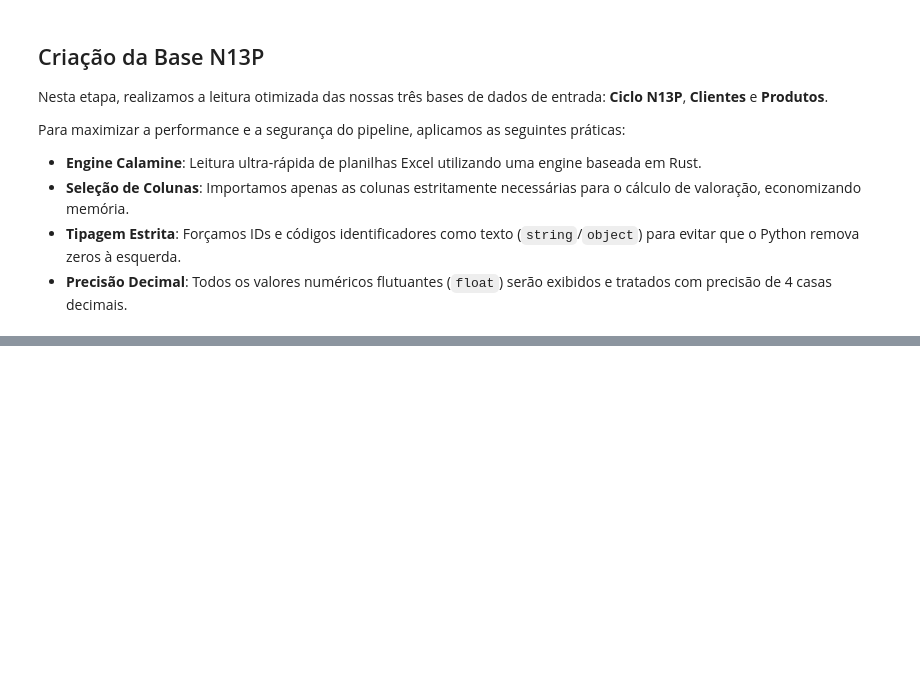
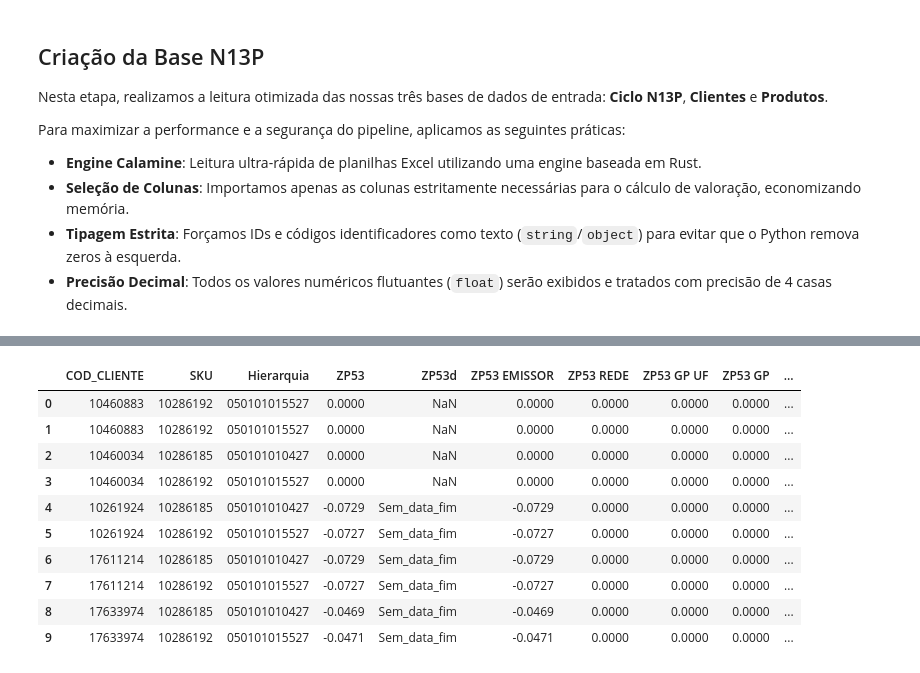
Before and after one commit to mxmluccamars/srm_valoracao, a Jupyter notebook: scripts/main3.ipynb, the cells around one changed output, grey strips where cells are left out. Drawn from its saved outputs; the diff is of its cells as text; code cells hidden in the pictures; blank space fills up the shorter version.

```diff
--- a/scripts/main3.ipynb
+++ b/scripts/main3.ipynb
@@ -133,0 +634,17 @@ df_produtos.head(10)
+# %%
+inicio_projecao = time.time()
+
+for p in colunas_periodos:
+
+    nome_coluna_projecao = f'GSV R$ {p}'
+
+    df_n13p[nome_coluna_projecao] = df_n13p[p] * df_n13p['GSV/TON']
+
+fim_projecao = time.time()
+tempo_projecao = fim_projecao - inicio_projecao
+
+colunas_exibicao_projecao = [f'GSV R$ {p}' for p in colunas_periodos[:3]]
+
+print(f"⏱️ Tempo de processamento das projeções: {tempo_projecao:.4f} segundos")
+print(f"✅ Projeções dinâmicas calculadas com sucesso para os períodos: {colunas_periodos}")
+display(df_n13p[['COD_CLIENTE', 'SKU', 'GSV/TON'] + colunas_periodos[:3] + colunas_exibicao_projecao].head())
@@ -133,0 +670,61 @@ df_produtos.head(10)
+# %%
+inicio_zp53 = time.time()
+
+# data cleaning
+df_zp53_limpo = df_zp53.drop_duplicates(subset=['CHAVE'], keep='first').copy()
+df_zp53_limpo['CHAVE'] = df_zp53_limpo['CHAVE'].astype(str).str.strip()
+
+dic_zp53_cadastro = df_zp53_limpo.set_index('CHAVE')['Cadastro'].to_dict()
+dic_zp53_validade = df_zp53_limpo.set_index('CHAVE')["P\'ANO_FIM"].to_dict() # Escapa a aspa simples da coluna
+
+
+# key construction
+company_code = df_n13p['Company Code'].astype(str).str.strip()
+cod_cliente = df_n13p['COD_CLIENTE'].astype(str).str.strip()
+cod_subrede = df_n13p['COD SUBREDE'].astype(str).str.strip()
+cod_gp = df_n13p['COD GP'].astype(str).str.strip() # Ajustado para o nome oficial correto
+uf = df_n13p['UF DESTINO'].astype(str).str.strip()
+hierarquia = df_n13p['Hierarquia'].astype(str).str.strip()
+
+chave_1 = company_code + '_' + cod_cliente + '_' + hierarquia                       # EMISSOR
+chave_2 = company_code + '_' + cod_subrede + '_' + hierarquia                       # REDE
+chave_3 = company_code + '_' + cod_gp + ' ' + uf + '_' + hierarquia                 # GP UF
+chave_4 = company_code + '_' + cod_gp + '_' + hierarquia.str[:10]                   # GP
+
+# searching and applying priorities
+df_n13p['ZP53 EMISSOR'] = chave_1.map(dic_zp53_cadastro) / 100
+df_n13p['ZP53 REDE'] = chave_2.map(dic_zp53_cadastro) / 100
+df_n13p['ZP53 GP UF'] = chave_3.map(dic_zp53_cadastro) / 100
+df_n13p['ZP53 GP'] = chave_4.map(dic_zp53_cadastro) / 100
+
+df_n13p['ZP53'] = (df_n13p['ZP53 EMISSOR']
+                   .fillna(df_n13p['ZP53 REDE'])
+                   .fillna(df_n13p['ZP53 GP UF'])
+                   .fillna(df_n13p['ZP53 GP'])
+                   .fillna(0) # Se não encontrar correspondência, adota 0
+                  )
+
+df_n13p['ZP53'] = df_n13p['ZP53'].round(4)
+
+df_n13p['ZP53d EMISSOR'] = chave_1.map(dic_zp53_validade)
+df_n13p['ZP53d REDE'] = chave_2.map(dic_zp53_validade)
+df_n13p['ZP53d GP UF'] = chave_3.map(dic_zp53_validade)
+df_n13p['ZP53d GP'] = chave_4.map(dic_zp53_validade)
+
+df_n13p['ZP53d'] = (df_n13p['ZP53d EMISSOR']
+                    .fillna(df_n13p['ZP53d REDE'])
+                    .fillna(df_n13p['ZP53d GP UF'])
+                    .fillna(df_n13p['ZP53d GP'])
+                   )
+
+
+colunas_auditoria_valores = ['ZP53 EMISSOR', 'ZP53 REDE', 'ZP53 GP UF', 'ZP53 GP']
+df_n13p[colunas_auditoria_valores] = df_n13p[colunas_auditoria_valores].fillna(0)
+
+fim_zp53 = time.time()
+tempo_zp53 = fim_zp53 - inicio_zp53
+
+print(f"⏱️ Tempo de processamento da ZP53: {tempo_zp53:.4f} segundos")
+print("✅ Colunas 'ZP53' e 'ZP53d' calculadas com sucesso!")
+display(df_n13p[['COD_CLIENTE', 'SKU', 'Hierarquia', 'ZP53', 'ZP53d', 'ZP53 EMISSOR', 'ZP53 REDE', 'ZP53 GP UF', 'ZP53 GP', 'ZP53d EMISSOR', 'ZP53d REDE', 'ZP53d GP UF', 'ZP53d GP']].head(10))
+# %% [output]
@@ -133,0 +733,11 @@ df_produtos.head(10)
+|  | COD_CLIENTE | SKU | Hierarquia | ZP53 | ZP53d | ZP53 EMISSOR | ZP53 REDE | ZP53 GP UF | ZP53 GP | ... |
+| 0 | 10460883 | 10286192 | 050101015527 | 0.0000 | NaN | 0.0000 | 0.0000 | 0.0000 | 0.0000 | ... |
+| 1 | 10460883 | 10286192 | 050101015527 | 0.0000 | NaN | 0.0000 | 0.0000 | 0.0000 | 0.0000 | ... |
+| 2 | 10460034 | 10286185 | 050101010427 | 0.0000 | NaN | 0.0000 | 0.0000 | 0.0000 | 0.0000 | ... |
+| 3 | 10460034 | 10286192 | 050101015527 | 0.0000 | NaN | 0.0000 | 0.0000 | 0.0000 | 0.0000 | ... |
+| 4 | 10261924 | 10286185 | 050101010427 | -0.0729 | Sem_data_fim | -0.0729 | 0.0000 | 0.0000 | 0.0000 | ... |
+| 5 | 10261924 | 10286192 | 050101015527 | -0.0727 | Sem_data_fim | -0.0727 | 0.0000 | 0.0000 | 0.0000 | ... |
+| 6 | 17611214 | 10286185 | 050101010427 | -0.0729 | Sem_data_fim | -0.0729 | 0.0000 | 0.0000 | 0.0000 | ... |
+| 7 | 17611214 | 10286192 | 050101015527 | -0.0727 | Sem_data_fim | -0.0727 | 0.0000 | 0.0000 | 0.0000 | ... |
+| 8 | 17633974 | 10286185 | 050101010427 | -0.0469 | Sem_data_fim | -0.0469 | 0.0000 | 0.0000 | 0.0000 | ... |
+| 9 | 17633974 | 10286192 | 050101015527 | -0.0471 | Sem_data_fim | -0.0471 | 0.0000 | 0.0000 | 0.0000 | ... |
```
Also changed, not shown: parts of 36 cells of this notebook, 1 other file.
